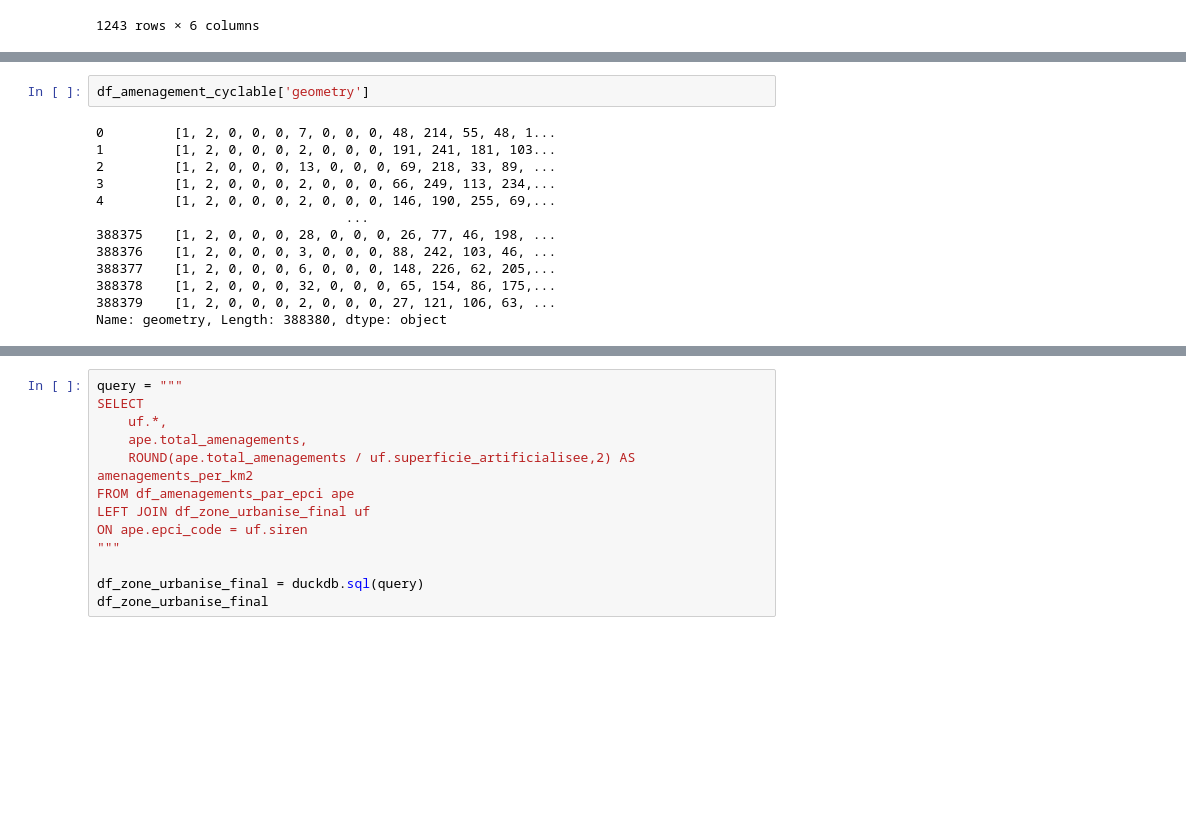
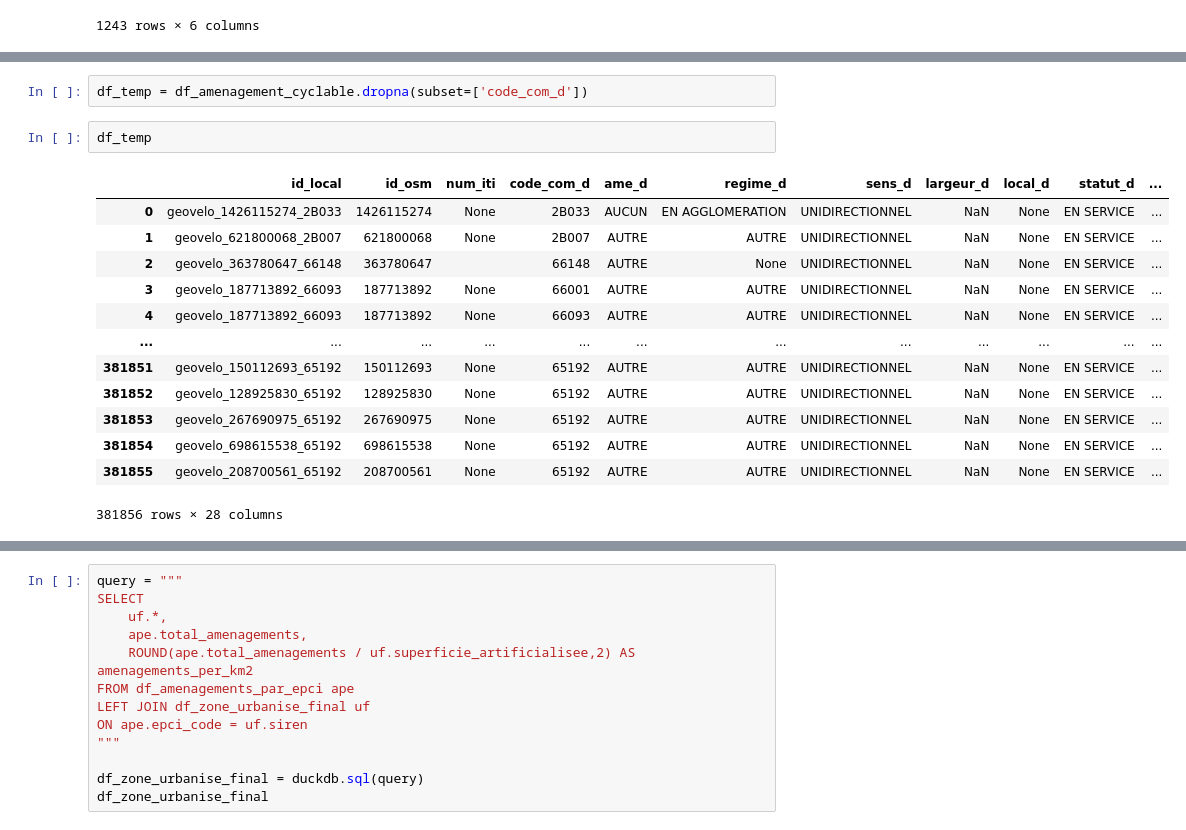
Before and after one commit to Guillaume-BR/diag360, a Jupyter notebook: notebook/zone_urbanise.ipynb, the cells around one changed output, grey strips where cells are left out. Drawn from its saved outputs; the diff is of its cells as text; blank space fills up the shorter version.

```diff
--- a/notebook/zone_urbanise.ipynb
+++ b/notebook/zone_urbanise.ipynb
@@ -157,15 +153,18 @@ df_amenagement_cyclable
-# %%
-df_amenagement_cyclable['geometry']
-# %% [output]
-0         [1, 2, 0, 0, 0, 7, 0, 0, 0, 48, 214, 55, 48, 1...
-1         [1, 2, 0, 0, 0, 2, 0, 0, 0, 191, 241, 181, 103...
-2         [1, 2, 0, 0, 0, 13, 0, 0, 0, 69, 218, 33, 89, ...
-3         [1, 2, 0, 0, 0, 2, 0, 0, 0, 66, 249, 113, 234,...
-4         [1, 2, 0, 0, 0, 2, 0, 0, 0, 146, 190, 255, 69,...
-                                ...
-388375    [1, 2, 0, 0, 0, 28, 0, 0, 0, 26, 77, 46, 198, ...
-388376    [1, 2, 0, 0, 0, 3, 0, 0, 0, 88, 242, 103, 46, ...
-388377    [1, 2, 0, 0, 0, 6, 0, 0, 0, 148, 226, 62, 205,...
-388378    [1, 2, 0, 0, 0, 32, 0, 0, 0, 65, 154, 86, 175,...
-388379    [1, 2, 0, 0, 0, 2, 0, 0, 0, 27, 121, 106, 63, ...
-Name: geometry, Length: 388380, dtype: object
+# %%
+df_temp = df_amenagement_cyclable.dropna(subset=['code_com_d'])
+# %%
+df_temp
+# %% [output]
+|  | id_local | id_osm | num_iti | code_com_d | ame_d | regime_d | sens_d | largeur_d | local_d | statut_d | ... |
+| 0 | geovelo_1426115274_2B033 | 1426115274 | None | 2B033 | AUCUN | EN AGGLOMERATION | UNIDIRECTIONNEL | NaN | None | EN SERVICE | ... |
+| 1 | geovelo_621800068_2B007 | 621800068 | None | 2B007 | AUTRE | AUTRE | UNIDIRECTIONNEL | NaN | None | EN SERVICE | ... |
+| 2 | geovelo_363780647_66148 | 363780647 |  | 66148 | AUTRE | None | UNIDIRECTIONNEL | NaN | None | EN SERVICE | ... |
+| 3 | geovelo_187713892_66093 | 187713892 | None | 66001 | AUTRE | AUTRE | UNIDIRECTIONNEL | NaN | None | EN SERVICE | ... |
+| 4 | geovelo_187713892_66093 | 187713892 | None | 66093 | AUTRE | AUTRE | UNIDIRECTIONNEL | NaN | None | EN SERVICE | ... |
+| ... | ... | ... | ... | ... | ... | ... | ... | ... | ... | ... | ... |
+| 381851 | geovelo_150112693_65192 | 150112693 | None | 65192 | AUTRE | AUTRE | UNIDIRECTIONNEL | NaN | None | EN SERVICE | ... |
+| 381852 | geovelo_128925830_65192 | 128925830 | None | 65192 | AUTRE | AUTRE | UNIDIRECTIONNEL | NaN | None | EN SERVICE | ... |
+| 381853 | geovelo_267690975_65192 | 267690975 | None | 65192 | AUTRE | AUTRE | UNIDIRECTIONNEL | NaN | None | EN SERVICE | ... |
+| 381854 | geovelo_698615538_65192 | 698615538 | None | 65192 | AUTRE | AUTRE | UNIDIRECTIONNEL | NaN | None | EN SERVICE | ... |
+| 381855 | geovelo_208700561_65192 | 208700561 | None | 65192 | AUTRE | AUTRE | UNIDIRECTIONNEL | NaN | None | EN SERVICE | ... |
+381856 rows × 28 columns
```
Also changed, not shown: parts of 21 cells of this notebook, 24 other files.
